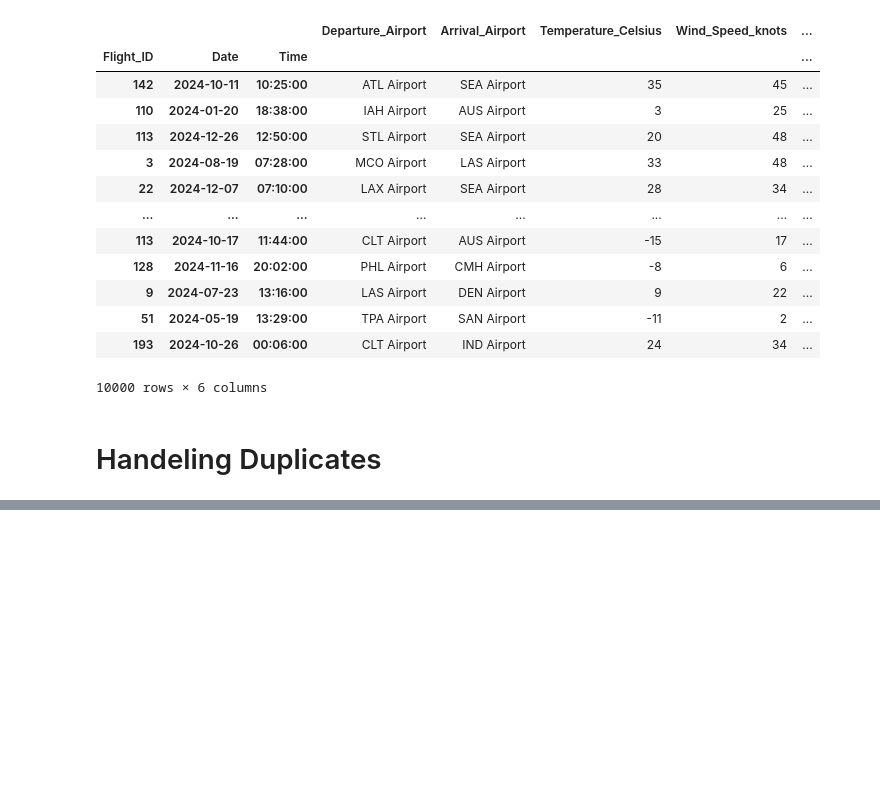
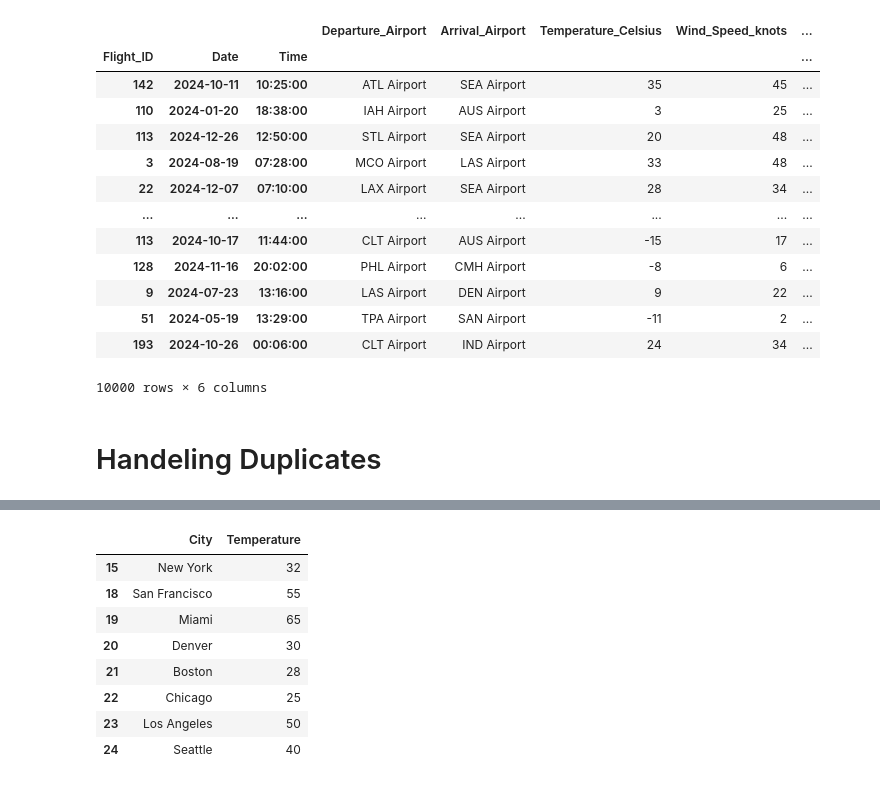
Before and after one commit to babli18/Programming-for-Analytics, a Jupyter notebook: Lectures/class 5.ipynb, the cells around one changed output, grey strips where cells are left out. Cells and saved outputs as stored; diff of their text form; code cells hidden in the pictures; blank space fills up the shorter version.

Commit message:
duplicates added

```diff
--- a/Lectures/class 5.ipynb
+++ b/Lectures/class 5.ipynb
@@ -1087,0 +1086,19 @@ join_flight_data
+# %%
+data = {
+    'City': [
+        'New York', 'Chicago', 'Los Angeles', 'Chicago', 'New York',
+        'Denver', 'Boston', 'Miami', 'Seattle', 'Chicago',
+        'San Francisco', 'New York', 'Los Angeles', 'Denver', 'Boston',
+        'New York', 'Miami', 'Seattle', 'San Francisco', 'Miami',
+        'Denver', 'Boston', 'Chicago', 'Los Angeles', 'Seattle'
+    ],
+    'Temperature': [
+        32, 25, 50, 25, 32,
+        30, 28, 65, 40, 25,
+        55, 32, 50, 30, 28,
+        32, 65, 40, 55, 65,
+        30, 28, 25, 50, 40
+    ]
+}
+
+tempdf=pd.DataFrame(data)
@@ -1087,0 +1136,12 @@ join_flight_data
+# %%
+tempdf.drop_duplicates(keep='last')
+# %% [output]
+|  | City | Temperature |
+| 15 | New York | 32 |
+| 18 | San Francisco | 55 |
+| 19 | Miami | 65 |
+| 20 | Denver | 30 |
+| 21 | Boston | 28 |
+| 22 | Chicago | 25 |
+| 23 | Los Angeles | 50 |
+| 24 | Seattle | 40 |
```
Also changed, not shown: parts of 4 cells of this notebook.
